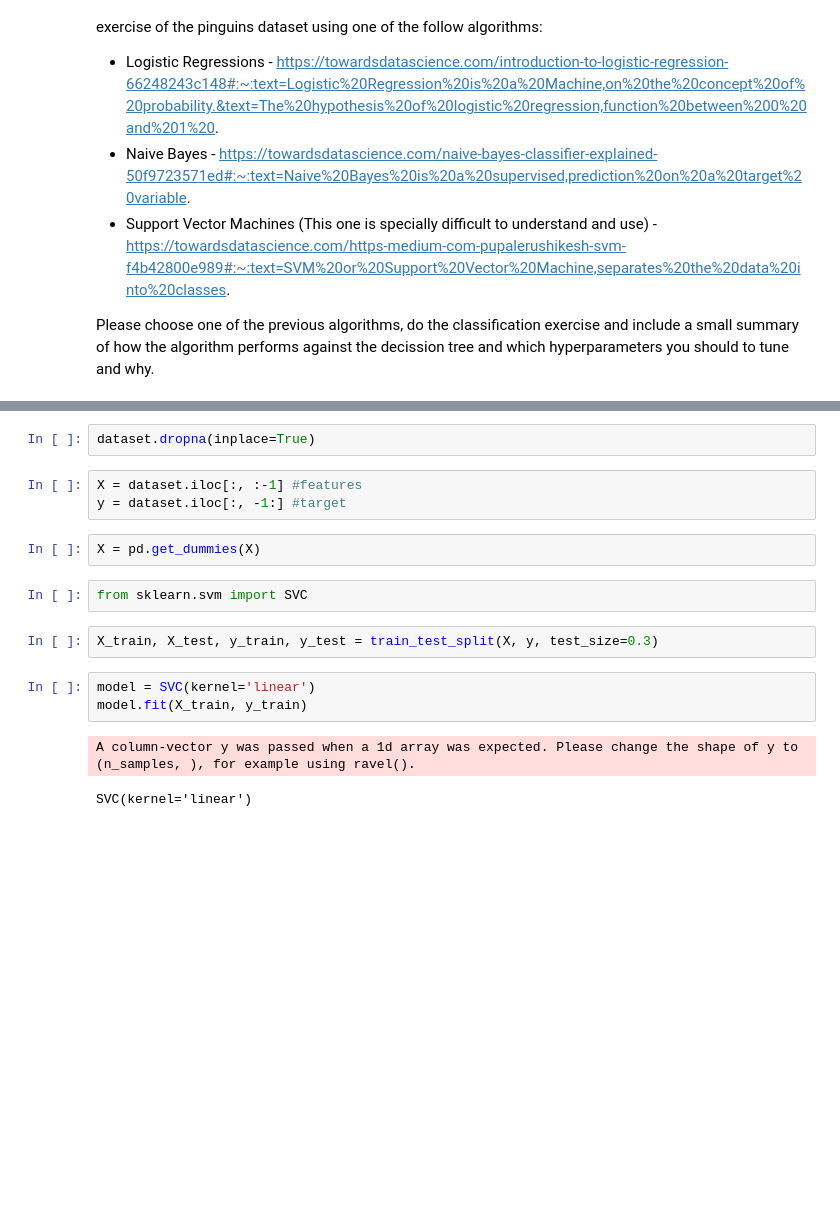
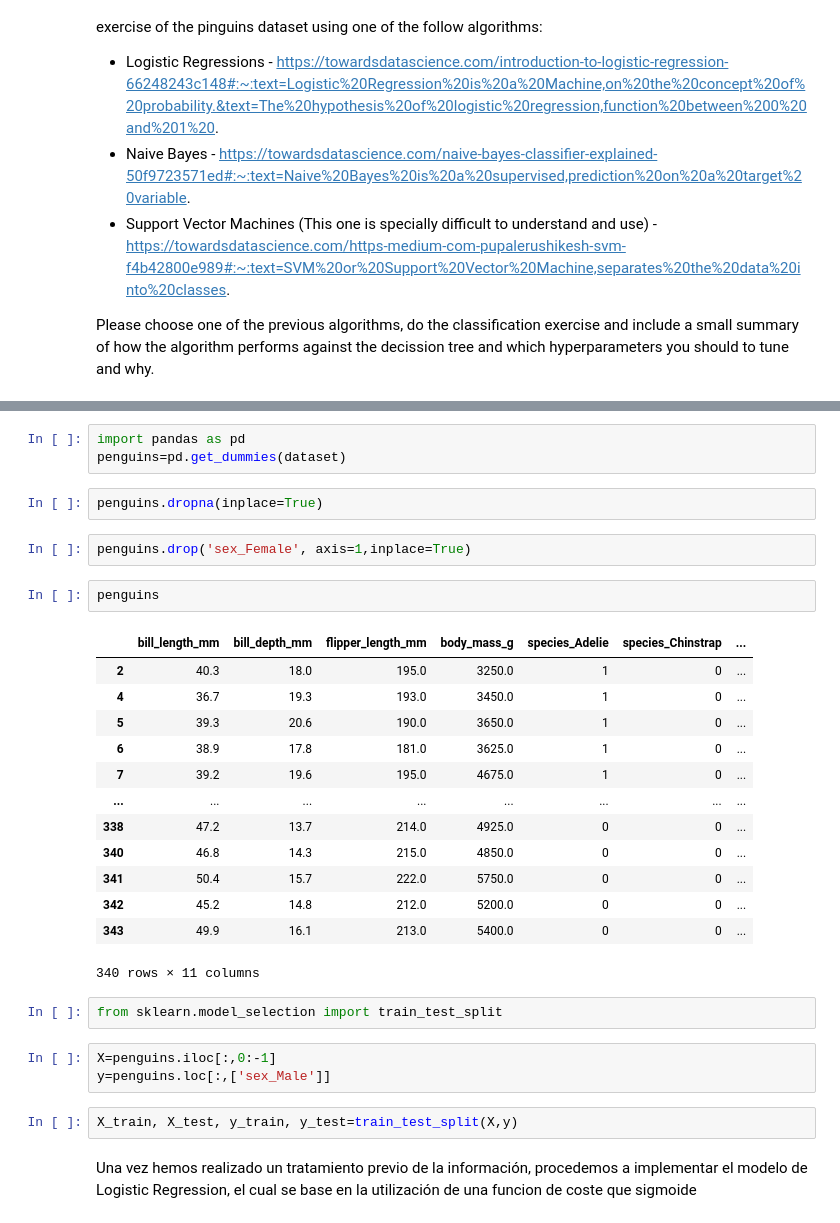
Before and after one commit to camulro/IA, a Jupyter notebook: ML_Exercises.ipynb, the cells around one changed output, grey strips where cells are left out. Saved outputs shown, nothing was run; the diff lists cells and outputs as text; blank space fills up the shorter version.

```diff
--- a/ML_Exercises.ipynb
+++ b/ML_Exercises.ipynb
@@ -55,17 +47,32 @@ dataset.head(10)
+# %%
+import pandas as pd
+penguins=pd.get_dummies(dataset)
 # %%
-dataset.dropna(inplace=True)
+penguins.dropna(inplace=True)
-# %%
-X = dataset.iloc[:, :-1] #features
-y = dataset.iloc[:, -1:] #target
-# %%
-X = pd.get_dummies(X)
+# %%
+penguins.drop('sex_Female', axis=1,inplace=True)
+# %%
+penguins
+# %% [output]
+|  | bill_length_mm | bill_depth_mm | flipper_length_mm | body_mass_g | species_Adelie | species_Chinstrap | ... |
+| 2 | 40.3 | 18.0 | 195.0 | 3250.0 | 1 | 0 | ... |
+| 4 | 36.7 | 19.3 | 193.0 | 3450.0 | 1 | 0 | ... |
+| 5 | 39.3 | 20.6 | 190.0 | 3650.0 | 1 | 0 | ... |
+| 6 | 38.9 | 17.8 | 181.0 | 3625.0 | 1 | 0 | ... |
+| 7 | 39.2 | 19.6 | 195.0 | 4675.0 | 1 | 0 | ... |
+| ... | ... | ... | ... | ... | ... | ... | ... |
+| 338 | 47.2 | 13.7 | 214.0 | 4925.0 | 0 | 0 | ... |
+| 340 | 46.8 | 14.3 | 215.0 | 4850.0 | 0 | 0 | ... |
+| 341 | 50.4 | 15.7 | 222.0 | 5750.0 | 0 | 0 | ... |
+| 342 | 45.2 | 14.8 | 212.0 | 5200.0 | 0 | 0 | ... |
+| 343 | 49.9 | 16.1 | 213.0 | 5400.0 | 0 | 0 | ... |
+340 rows × 11 columns
 # %%
-from sklearn.svm import SVC
+from sklearn.model_selection import train_test_split
+# %%
+X=penguins.iloc[:,0:-1]
+y=penguins.loc[:,['sex_Male']]
 # %%
-X_train, X_test, y_train, y_test = train_test_split(X, y, test_size=0.3)
+X_train, X_test, y_train, y_test=train_test_split(X,y)
-# %%
-model = SVC(kernel='linear')
-model.fit(X_train, y_train)
-# %% [output]
-A column-vector y was passed when a 1d array was expected. Please change the shape of y to (n_samples, ), for example using ravel().
-SVC(kernel='linear')
+# %% [markdown]
+Una vez hemos realizado un tratamiento previo de la información, procedemos a implementar el modelo de Logistic Regression, el cual se base en la utilización de una funcion de coste que sigmoide
```
Also changed, not shown: parts of 30 cells of this notebook.
